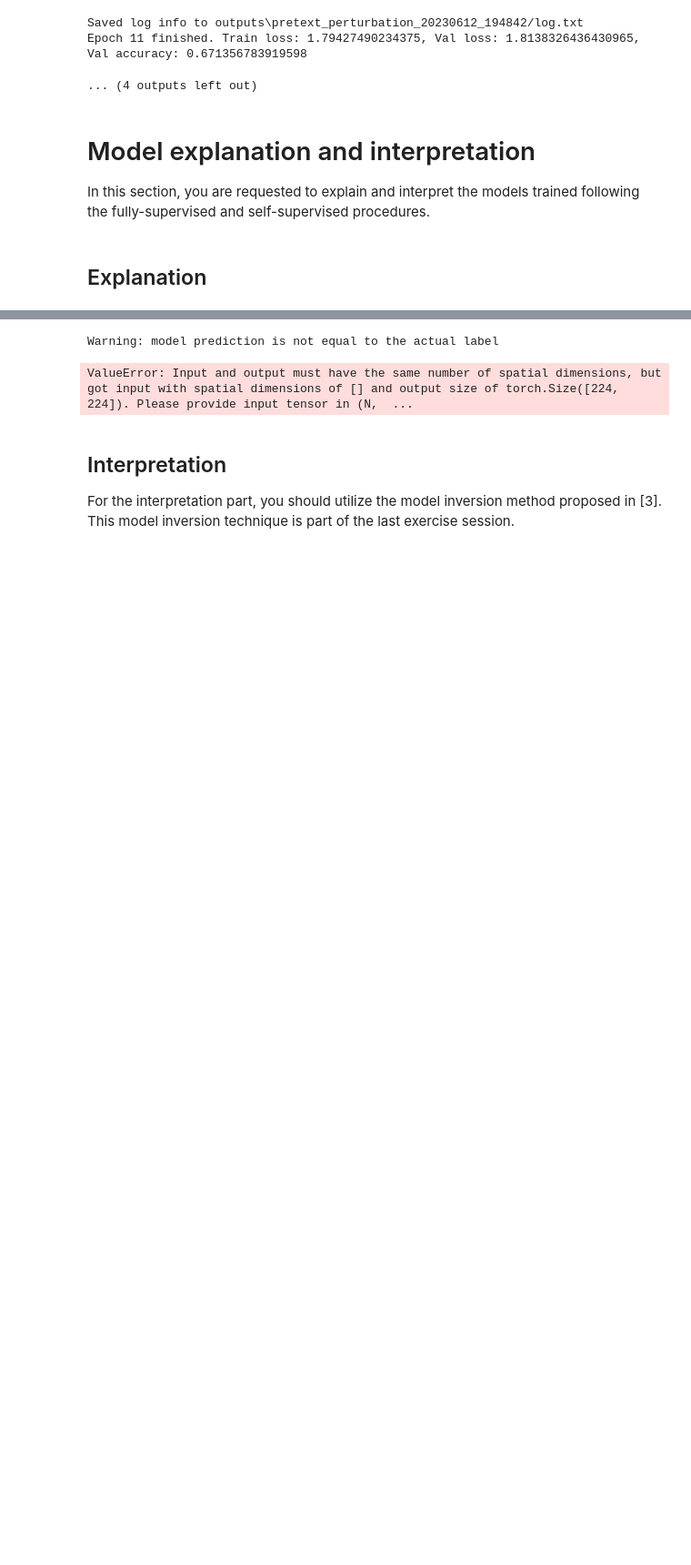
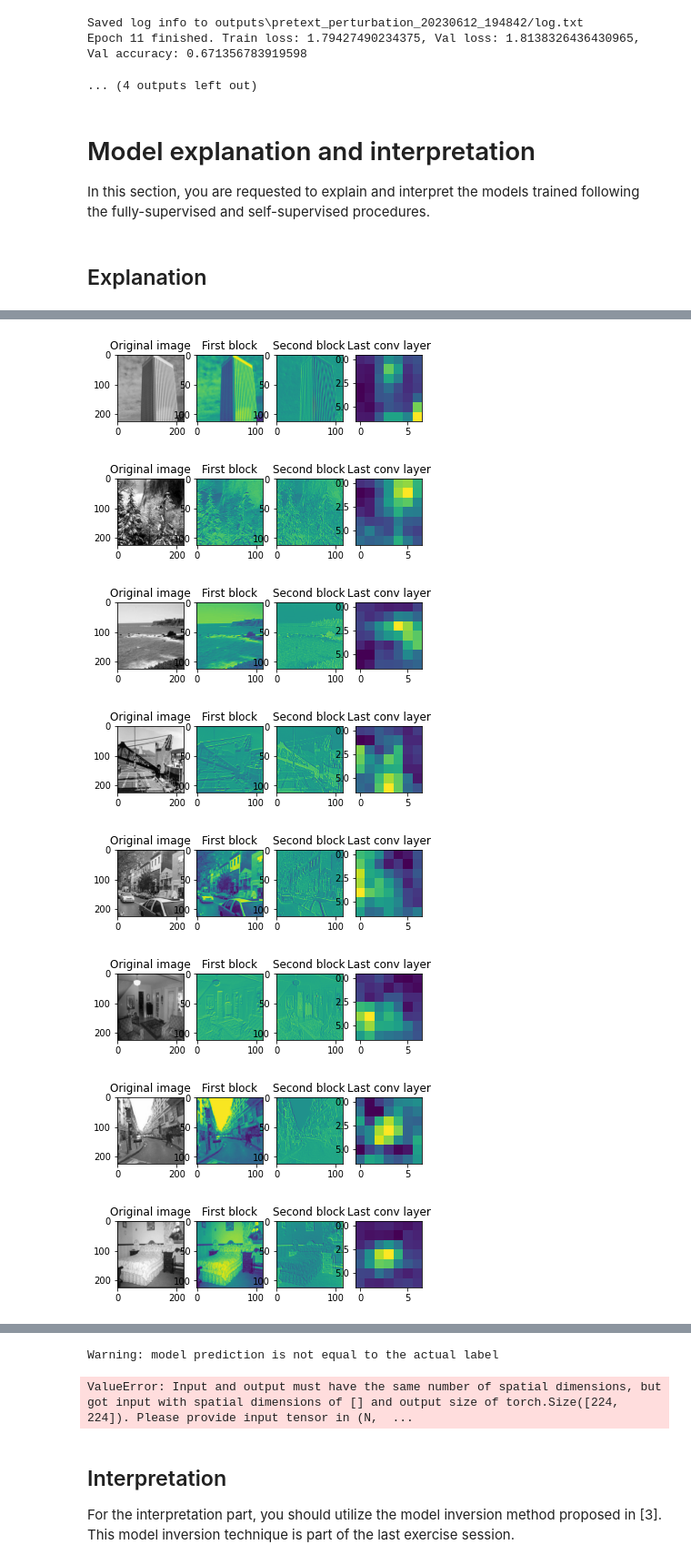
Before and after one commit to arnodeceuninck/ANN-Self-Supervised-Scene-Classification, a Jupyter notebook: main.ipynb, the cells around one changed output, grey strips where cells are left out. Shown at 91% size. Saved outputs shown, nothing was run; the diff lists cells and outputs as text; code cells hidden in the pictures; blank space fills up the shorter version.

```diff
--- a/main.ipynb
+++ b/main.ipynb
@@ -767,3 +887,79 @@ explain_predictions(model, images_to_explain)
 model = load_model(MODEL_SAVES["pretext_perturbation"])
 images_to_explain = get_correctly_predicted_images(model, val_loader)
 explain_predictions(model, images_to_explain)
+# %%
+from torchvision.io.image import read_image
+from torchvision.transforms.functional import normalize, resize, to_pil_image
+from torchvision.models import resnet18
+from torchcam.methods import SmoothGradCAMpp
+
+model_str = "pretext_rotation"
+
+model = load_model(MODEL_SAVES[model_str])
+
+tmp = get_correctly_predicted_images(model, val_loader, num_images=8)
+# img, label = tmp[0][0], tmp[1][0]
+
+for img, labl in zip(tmp[0], tmp[1]):
+    # Get your input
+
+    # get the last convolutional layer in the EfficientNet-B0
+    last_conv_layer = model.features[-1]
+
+    # get the last convolutional layer in the first and second block of the EfficientNet-B0 architecture
+    block0 = model.features[0]
+    block1 = model.features[1]
+    first_block = block0[0]
+    second_block = block1[0].block[2]
+
+    layers = {
+        "last_conv_layer": last_conv_layer,
+        "first_block": first_block,
+        "second_block": second_block
+    }
+
+    activation_maps = []
+    for layer_id, layer in layers.items():
+        # Preprocess it for your chosen model
+        # input_tensor = normalize(resize(img, (224, 224)) / 255., [0.485, 0.456, 0.406], [0.229, 0.224, 0.225])
+        input_tensor = img
+
+        cam_extractor = ScoreCAM(model, target_layer=layer)
+        # Preprocess your data and feed it to the model
+        out = model(input_tensor)
+        # Retrieve the CAM by passing the class index and the model output
+        label_idx = out.squeeze(0).argmax().item()
+        activation_map = cam_extractor(label_idx, out)
+
+        activation_maps.append(activation_map)
+
+        # break
+
+    # plot the image and the activation maps
+    fig, ax = plt.subplots(1, 4)
+    ax[0].imshow(to_pil_image(img.squeeze(0)))
+    ax[0].set_title("Original image")
+    ax[1].imshow(to_pil_image(activation_maps[1][0]))
+    ax[1].set_title("First block")
+    ax[2].imshow(to_pil_image(activation_maps[2][0]))
+    ax[2].set_title("Second block")
+    ax[3].imshow(to_pil_image(activation_maps[0][0]))
+    ax[3].set_title("Last conv layer")
+
+    rand = np.random.randint(0, 1000)
+    filename = f"explanations_{model_str}_{labl}_{rand}.png"
+    plt.savefig(filename)
+
+    plt.show()
+
+
+    # plt.imshow(activation_map[0].squeeze(0).numpy()); plt.axis('off'); plt.tight_layout(); plt.show()
+# %% [output]
+[figure, added]
+[figure, added]
+[figure, added]
+[figure, added]
+[figure, added]
+[figure, added]
+[figure, added]
+[figure, added]
```
Also changed, not shown: parts of 12 cells of this notebook, 1 other file.
